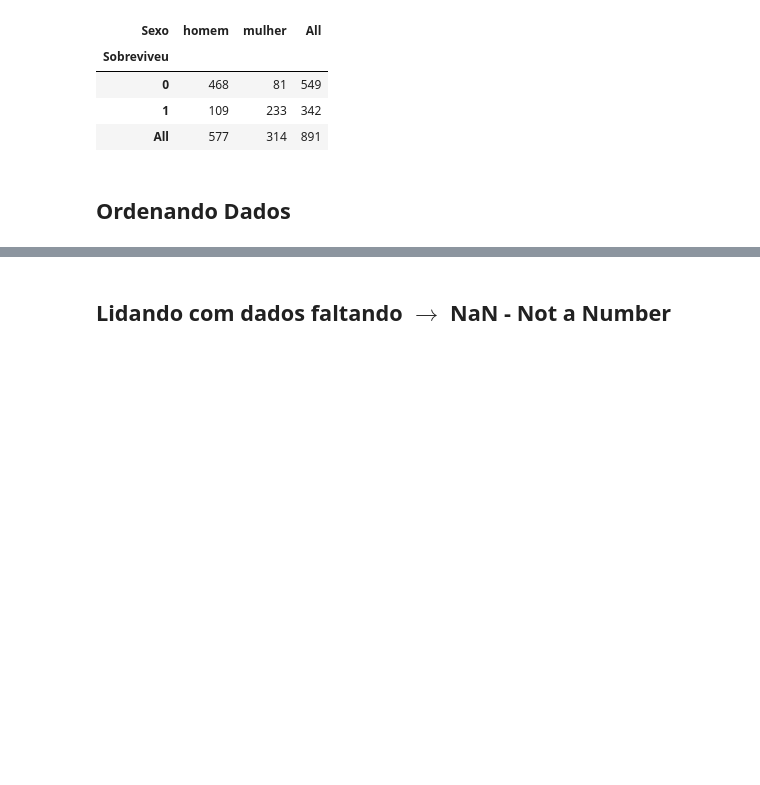
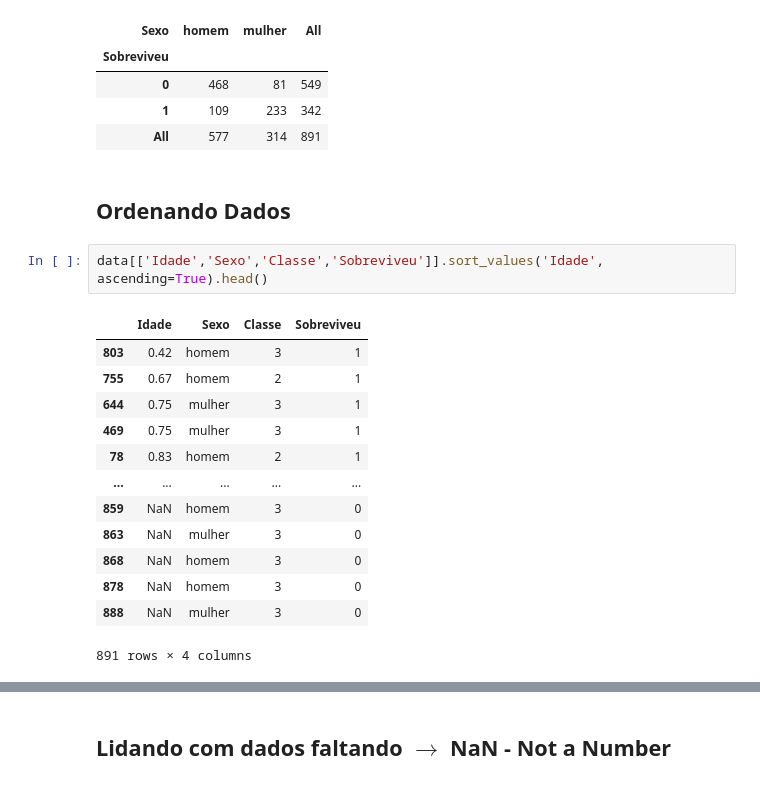
Before and after one commit to lucasabrantes1/studySpace, a Jupyter notebook: Udemy/DataScienceeMachineLearningcomEstatísticaePython/04 - Pandas/Pandas - Vazio.ipynb, the cells around one changed output, grey strips where cells are left out. Cells and saved outputs as stored; diff of their text form; blank space fills up the shorter version.

```diff
--- a/Udemy/DataScienceeMachineLearningcomEstatísticaePython/04 - Pandas/Pandas - Vazio.ipynb
+++ b/Udemy/DataScienceeMachineLearningcomEstatísticaePython/04 - Pandas/Pandas - Vazio.ipynb
@@ -437,3 +437,19 @@ pd.crosstab(data['Sobreviveu'], data['Sexo'], margins=True).style.background_gra
 | All | 577 | 314 | 891 |
 # %% [markdown]
 ## Ordenando Dados
+# %%
+data[['Idade','Sexo','Classe','Sobreviveu']].sort_values('Idade', ascending=True).head()
+# %% [output]
+|  | Idade | Sexo | Classe | Sobreviveu |
+| 803 | 0.42 | homem | 3 | 1 |
+| 755 | 0.67 | homem | 2 | 1 |
+| 644 | 0.75 | mulher | 3 | 1 |
+| 469 | 0.75 | mulher | 3 | 1 |
+| 78 | 0.83 | homem | 2 | 1 |
+| ... | ... | ... | ... | ... |
+| 859 | NaN | homem | 3 | 0 |
+| 863 | NaN | mulher | 3 | 0 |
+| 868 | NaN | homem | 3 | 0 |
+| 878 | NaN | homem | 3 | 0 |
+| 888 | NaN | mulher | 3 | 0 |
+891 rows × 4 columns
```
Also changed, not shown: parts of 1 cell of this notebook.
